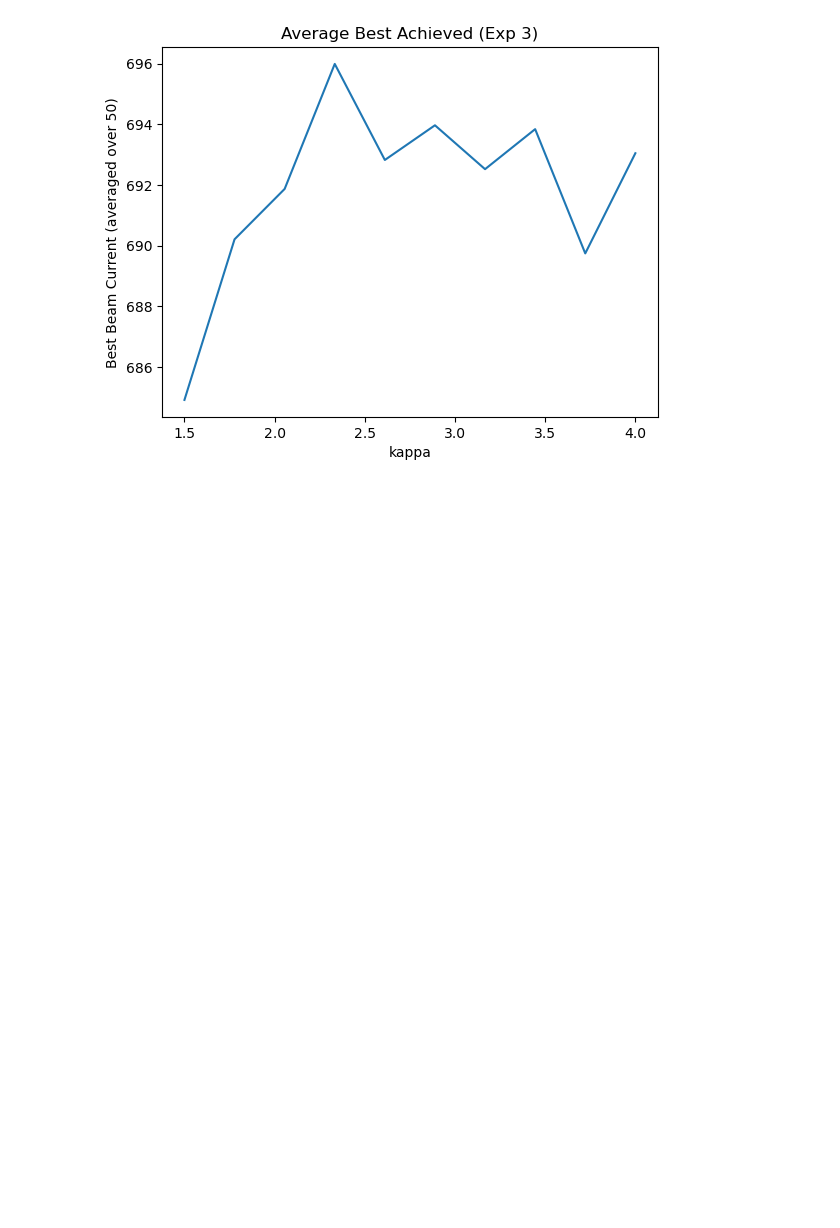
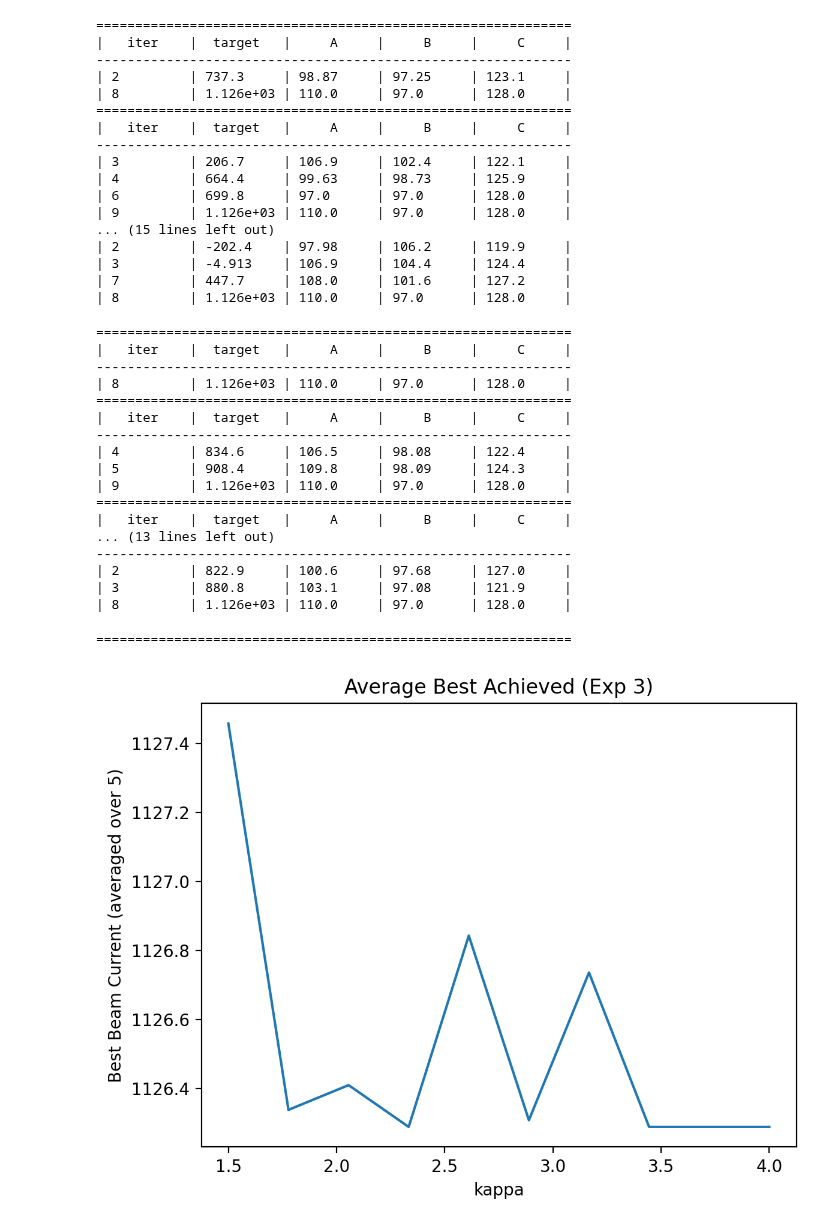
Before and after one commit to yubinhu/Venus-Exploration, a Jupyter notebook: Scripts/test.ipynb, the cells around one changed output. Saved outputs shown, nothing was run; the diff lists cells and outputs as text; code cells hidden in the pictures; blank space fills up the shorter version.

```diff
--- a/Scripts/test.ipynb
+++ b/Scripts/test.ipynb
@@ -11,9 +15,8 @@ from bayes_opt import BayesianOptimization, UtilityFunction
 exp_num = '3'
 X, y, X_var = loadXy("../New Data/accumulated_weekend_data.h5", run_idx=exp_num)
 X.shape, y.shape, X_var.shape
-y = y
 gpr = GaussianProcessRegressor(
-    alpha=X_var.mean(), n_restarts_optimizer=9
+    alpha=X_var.mean(), n_restarts_optimizer=9,
 )
 
 X, y = shuffle(X, y)
@@ -38 +33,5 @@ venus = Venus(jitter=0.15, func=unnormalized_gpr)
+# %%
+# Scaling
+x_scaler = get_scaler()
+venus = gpr_to_venus(gpr, x_scaler)
 # %%
@@ -63,3 +56,8 @@ def try_kappa(kappa, bbf, n=10):
         best = optimizer.max["target"]
         best_list.append(best)
     return best_list
+# %%
+pbounds = {"A": [97, 110], "B": [97, 110], "C": [116, 128]}
+
+bbf = venus.bbf
+plotter.plot4d(bbf, np.linspace(116, 128, 30), bound2d=plotter.Bound2d(97, 110, 97, 110), fps=5, save_images=False)
@@ -66,8 +66,7 @@ def try_kappa(kappa, bbf, n=10):
 # %%
-from tqdm import tqdm
-import matplotlib.pyplot as plt
-bbf = get_black_box_func(Venus(jitter=0.15, func=unnormalized_gpr))
-n = 50
+
+
+n = 5
 kappas = np.linspace(1.5, 4, 10)
 results = []
 for kappa in tqdm(kappas):
@@ -83 +218,36 @@ plt.show()
+=============================================================
+|   iter    |  target   |     A     |     B     |     C     |
+-------------------------------------------------------------
+| 2         | 737.3     | 98.87     | 97.25     | 123.1     |
+| 8         | 1.126e+03 | 110.0     | 97.0      | 128.0     |
+=============================================================
+|   iter    |  target   |     A     |     B     |     C     |
+-------------------------------------------------------------
+| 3         | 206.7     | 106.9     | 102.4     | 122.1     |
+| 4         | 664.4     | 99.63     | 98.73     | 125.9     |
+| 6         | 699.8     | 97.0      | 97.0      | 128.0     |
+| 9         | 1.126e+03 | 110.0     | 97.0      | 128.0     |
+... (15 lines left out)
+| 2         | -202.4    | 97.98     | 106.2     | 119.9     |
+| 3         | -4.913    | 106.9     | 104.4     | 124.4     |
+| 7         | 447.7     | 108.0     | 101.6     | 127.2     |
+| 8         | 1.126e+03 | 110.0     | 97.0      | 128.0     |
+=============================================================
+|   iter    |  target   |     A     |     B     |     C     |
+-------------------------------------------------------------
+| 8         | 1.126e+03 | 110.0     | 97.0      | 128.0     |
+=============================================================
+|   iter    |  target   |     A     |     B     |     C     |
+-------------------------------------------------------------
+| 4         | 834.6     | 106.5     | 98.08     | 122.4     |
+| 5         | 908.4     | 109.8     | 98.09     | 124.3     |
+| 9         | 1.126e+03 | 110.0     | 97.0      | 128.0     |
+=============================================================
+|   iter    |  target   |     A     |     B     |     C     |
+... (13 lines left out)
+-------------------------------------------------------------
+| 2         | 822.9     | 100.6     | 97.68     | 127.0     |
+| 3         | 880.8     | 103.1     | 97.08     | 121.9     |
+| 8         | 1.126e+03 | 110.0     | 97.0      | 128.0     |
+=============================================================
-[figure, old version]
+[figure, new version]
```
Also changed, not shown: parts of 13 cells of this notebook, 47 other files.
